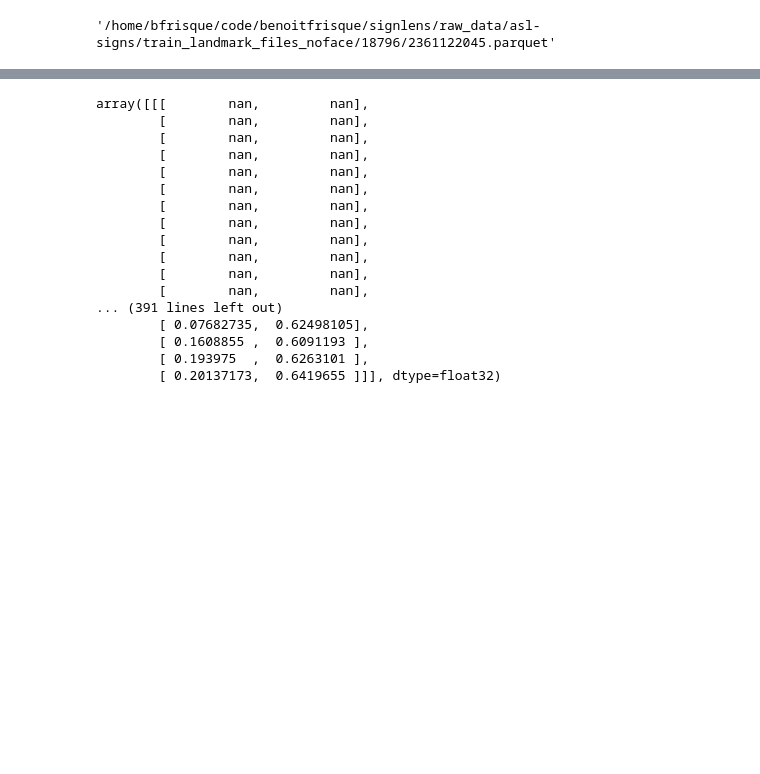
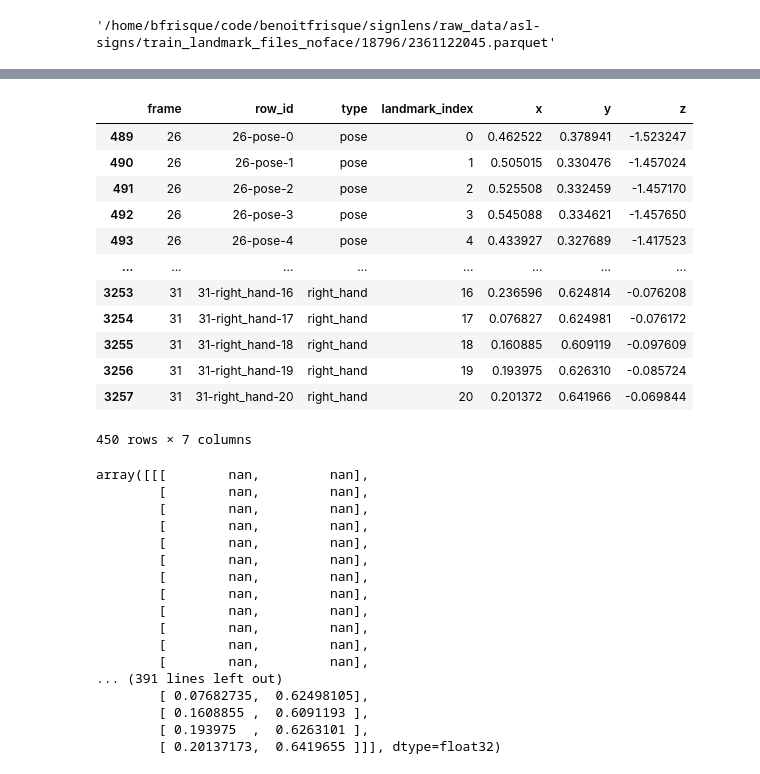
Before and after one commit to benoitfrisque/signlens, a Jupyter notebook: notebooks/Benoit/load_json_with_filtering.ipynb, the cells around one changed output, grey strips where cells are left out. Drawn from its saved outputs; the diff is of its cells as text; code cells hidden in the pictures; blank space fills up the shorter version.

```diff
--- a/notebooks/Benoit/load_json_with_filtering.ipynb
+++ b/notebooks/Benoit/load_json_with_filtering.ipynb
@@ -39,3 +72,28 @@ pq_path
+# %%
+# Define the order of the 'type' column
+type_order = ['face', 'pose', 'left_hand', 'right_hand']
+
+# Convert the 'type' column to a categorical type with the specified order
+landmarks_df['type'] = pd.Categorical(landmarks_df['type'], categories=type_order, ordered=True)
+
+# Sort the DataFrame by 'frame', 'type' and 'landmark_index', to ensure the correct order of landmarks
+landmarks_df_sorted = landmarks_df.sort_values(by=['frame', 'type', 'landmark_index'])
+# %%
+landmarks_df_sorted
+# %% [output]
+|  | frame | row_id | type | landmark_index | x | y | z |
+| 489 | 26 | 26-pose-0 | pose | 0 | 0.462522 | 0.378941 | -1.523247 |
+| 490 | 26 | 26-pose-1 | pose | 1 | 0.505015 | 0.330476 | -1.457024 |
+| 491 | 26 | 26-pose-2 | pose | 2 | 0.525508 | 0.332459 | -1.457170 |
+| 492 | 26 | 26-pose-3 | pose | 3 | 0.545088 | 0.334621 | -1.457650 |
+| 493 | 26 | 26-pose-4 | pose | 4 | 0.433927 | 0.327689 | -1.417523 |
+| ... | ... | ... | ... | ... | ... | ... | ... |
+| 3253 | 31 | 31-right_hand-16 | right_hand | 16 | 0.236596 | 0.624814 | -0.076208 |
+| 3254 | 31 | 31-right_hand-17 | right_hand | 17 | 0.076827 | 0.624981 | -0.076172 |
+| 3255 | 31 | 31-right_hand-18 | right_hand | 18 | 0.160885 | 0.609119 | -0.097609 |
+| 3256 | 31 | 31-right_hand-19 | right_hand | 19 | 0.193975 | 0.626310 | -0.085724 |
+| 3257 | 31 | 31-right_hand-20 | right_hand | 20 | 0.201372 | 0.641966 | -0.069844 |
+450 rows × 7 columns
 # %%
 data.load_relevant_data_subset(pq_path)
 # %% [output]
```
Also changed, not shown: parts of 3 cells of this notebook, 2 other files.
